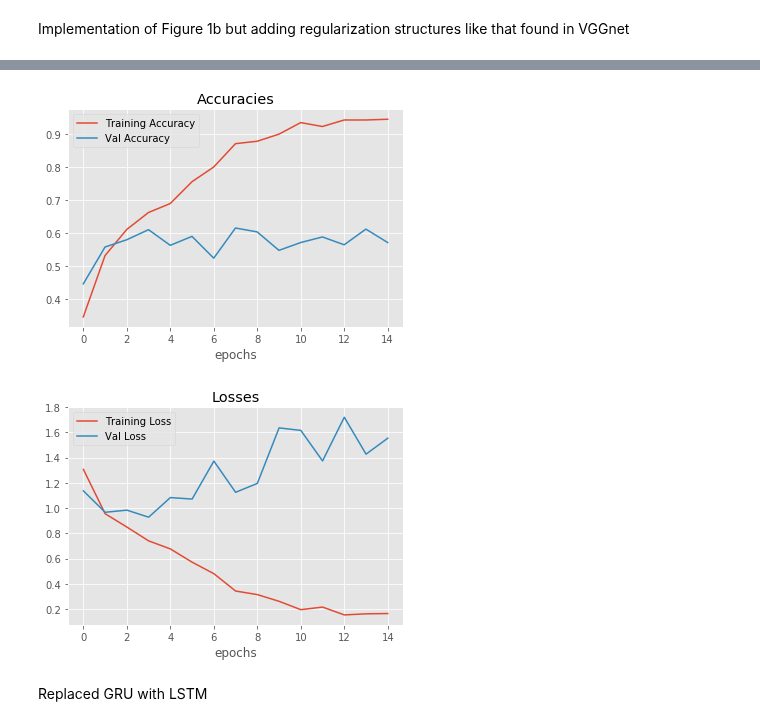
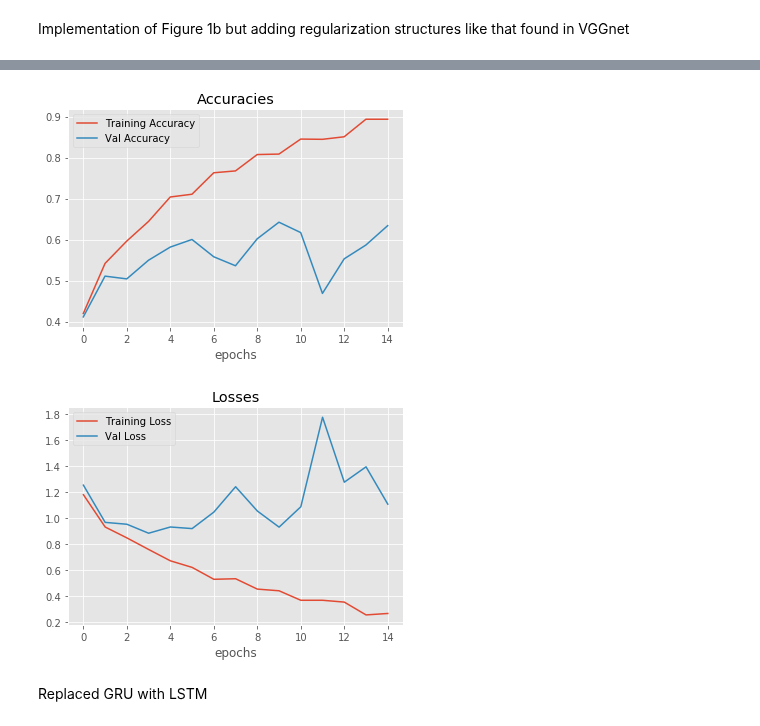
Before and after one commit to kunalpatel1793/Neural-Nets-Final-Project, a Jupyter notebook: Model.ipynb, the cells around one changed output, grey strips where cells are left out. Saved outputs shown, nothing was run; the diff lists cells and outputs as text; code cells hidden in the pictures.

```diff
--- a/Model.ipynb
+++ b/Model.ipynb
@@ -331,7 +331,7 @@ model.add(Dense(4, activation='softmax'))
 #sgd = SGD(lr=0.01, decay=1e-6, momentum=0.9, nesterov=True)
 #model.compile(loss='categorical_crossentropy', optimizer=sgd,metrics=['accuracy'])
 
-model.compile(optimizer = 'adam',
+model.compile(optimizer = 'rmsprop',
              loss = 'categorical_crossentropy',
              metrics=['accuracy'])
 
@@ -348,5 +348,5 @@ plot_hist([hist.history['loss'],hist.history['val_loss']],['Training Loss','Val
-[figure, old version]
+[figure, new version]
-[figure, old version]
+[figure, new version]
 # %% [markdown]
 Replaced GRU with LSTM
 # %%
```
Also changed, not shown: parts of 3 cells of this notebook.
